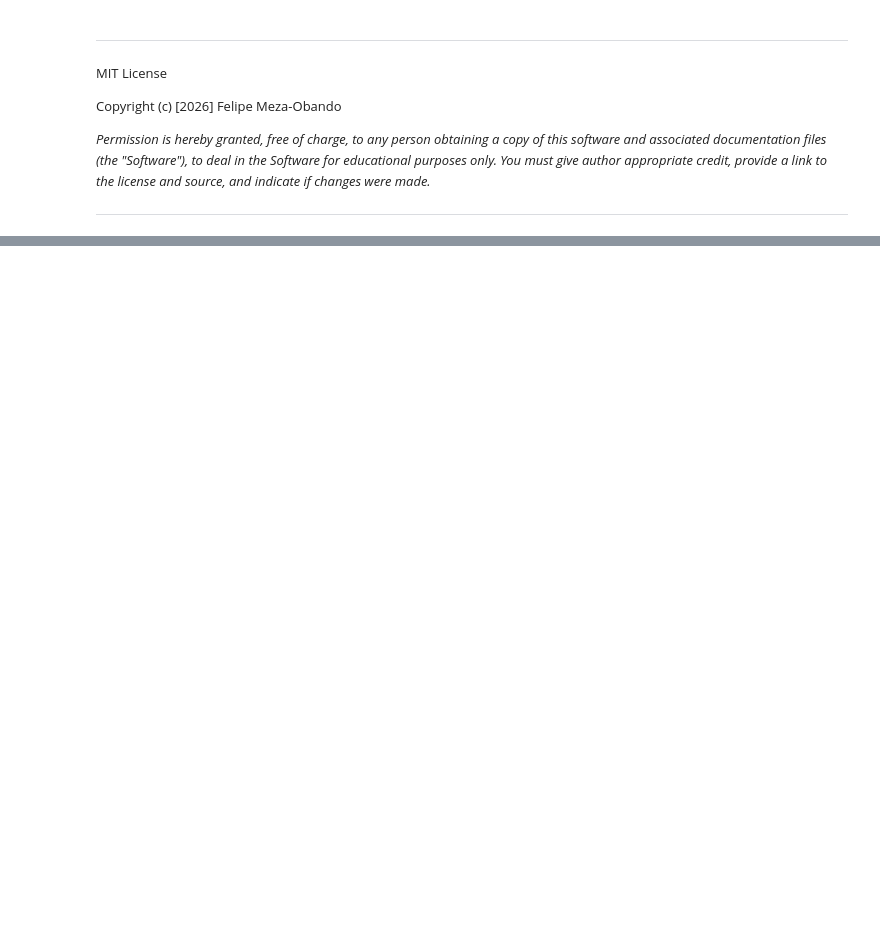
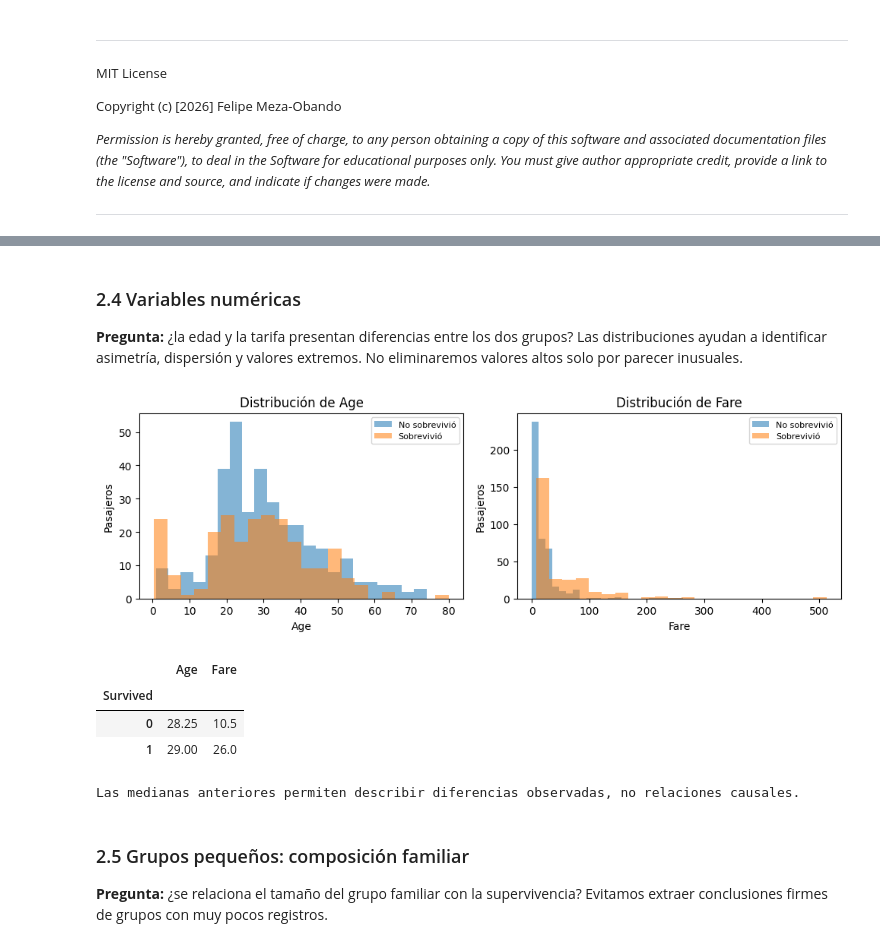
Before and after one commit to fmezacr/DataScienceTEC, a Jupyter notebook: ML_Titanic_EDA_Preprocesamiento.ipynb, the cells around one changed output, grey strips where cells are left out. Drawn from its saved outputs; the diff is of its cells as text; code cells hidden in the pictures; blank space fills up the shorter version.

```diff
--- a/ML_Titanic_EDA_Preprocesamiento.ipynb
+++ b/ML_Titanic_EDA_Preprocesamiento.ipynb
@@ -433,0 +159,23 @@ print('4. Limitaciones: muestra histórica pequeña; asociaciones no causales; '
+# %% [markdown]
+### 2.4 Variables numéricas
+**Pregunta:** ¿la edad y la tarifa presentan diferencias entre los dos grupos? Las distribuciones ayudan a identificar asimetría, dispersión y valores extremos. No eliminaremos valores altos solo por parecer inusuales.
+# %%
+fig,axs = plt.subplots(1,2,figsize=(10,3.4))
+for ax,col in zip(axs,['Age','Fare']):
+    for clase,etiqueta in [(0,'No sobrevivió'),(1,'Sobrevivió')]:
+        ax.hist(train.loc[train['Survived']==clase,col].dropna(), bins=22, alpha=.55, label=etiqueta)
+    ax.set(xlabel=col,ylabel='Pasajeros',title=f'Distribución de {col}')
+    ax.legend(fontsize=8)
+plt.tight_layout();plt.show()
+display(train.groupby('Survived')[['Age','Fare']].median().round(2))
+print('Las medianas anteriores permiten describir diferencias observadas, no relaciones causales.')
+# %% [output]
+[figure, added]
+|  | Age | Fare |
+| Survived |  |  |
+| 0 | 28.25 | 10.5 |
+| 1 | 29.00 | 26.0 |
+Las medianas anteriores permiten describir diferencias observadas, no relaciones causales.
+# %% [markdown]
+### 2.5 Grupos pequeños: composición familiar
+**Pregunta:** ¿se relaciona el tamaño del grupo familiar con la supervivencia? Evitamos extraer conclusiones firmes de grupos con muy pocos registros.
```
Also changed, not shown: parts of 54 cells of this notebook.
